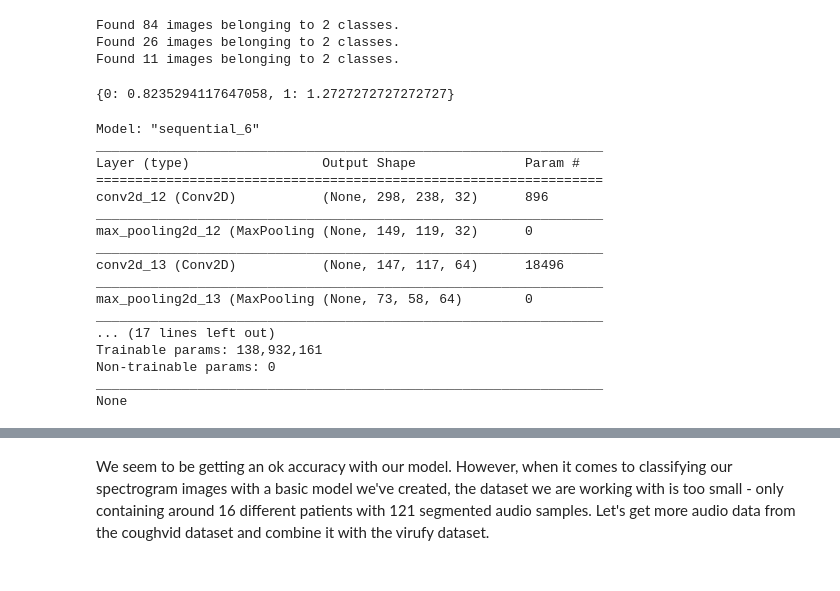
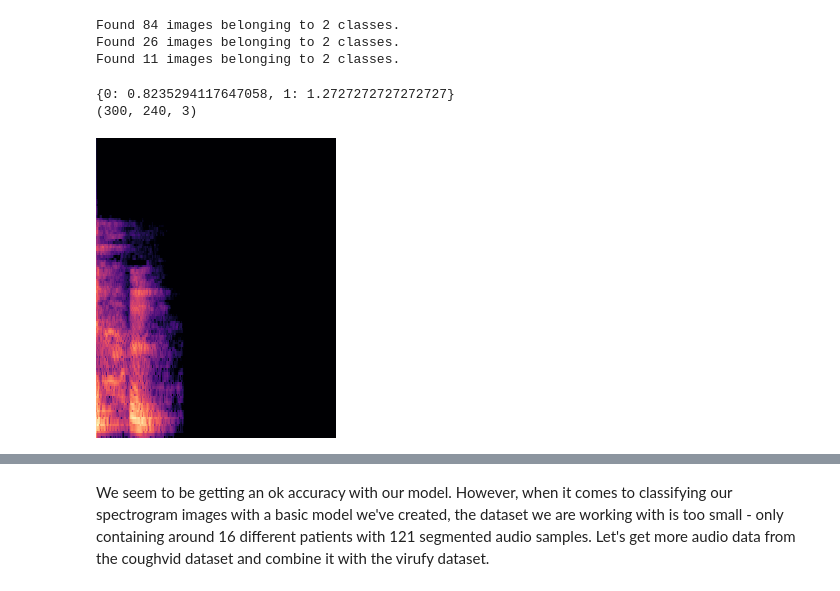
Before and after one commit to Lewis34cs/corona_audio, a Jupyter notebook: covid_proj.ipynb, the cells around one changed output, grey strips where cells are left out. Saved outputs shown, nothing was run; the diff lists cells and outputs as text; code cells hidden in the pictures.

```diff
--- a/covid_proj.ipynb
+++ b/covid_proj.ipynb
@@ -1781,8 +1766,15 @@ Found 11 images belonging to 2 classes.
 # %%
 class_weights_dict = make_class_weights(viru_train_gen)
 INPUT_SHAPE = viru_train_gen.image_shape
+print(INPUT_SHAPE)
 # %% [output]
 {0: 0.8235294117647058, 1: 1.2727272727272727}
+(300, 240, 3)
+# %%
+ex_image = next(viru_train_gen)[0][0]
+array_to_img(ex_image)
+# %% [output]
+[figure, added]
 # %%
 def viru_spectro_model(shape='', opt=tf.keras.optimizers.Adam(),
                         metrics=['acc', tf.keras.metrics.Precision(name='precision'),
@@ -1841,21 +1836 @@ def viru_spectro_model(shape='', opt=tf.keras.optimizers.Adam(),
     return model
-# %%
-viru_model1 = viru_spectro_model(shape=INPUT_SHAPE)
-# %% [output]
-Model: "sequential_6"
-_________________________________________________________________
-Layer (type)                 Output Shape              Param #
-=================================================================
-conv2d_12 (Conv2D)           (None, 298, 238, 32)      896
-_________________________________________________________________
-max_pooling2d_12 (MaxPooling (None, 149, 119, 32)      0
-_________________________________________________________________
-conv2d_13 (Conv2D)           (None, 147, 117, 64)      18496
-_________________________________________________________________
-max_pooling2d_13 (MaxPooling (None, 73, 58, 64)        0
-_________________________________________________________________
-... (17 lines left out)
-Trainable params: 138,932,161
-Non-trainable params: 0
-_________________________________________________________________
-None
```
Also changed, not shown: parts of 65 cells of this notebook.
